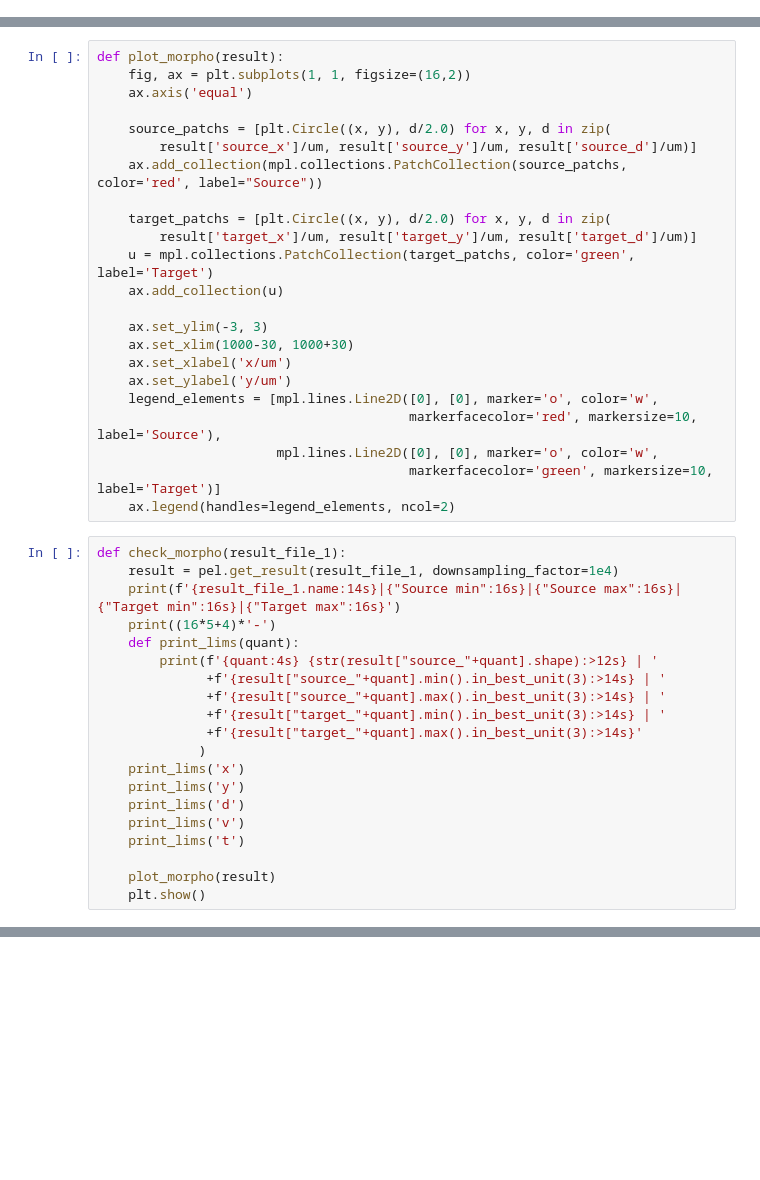
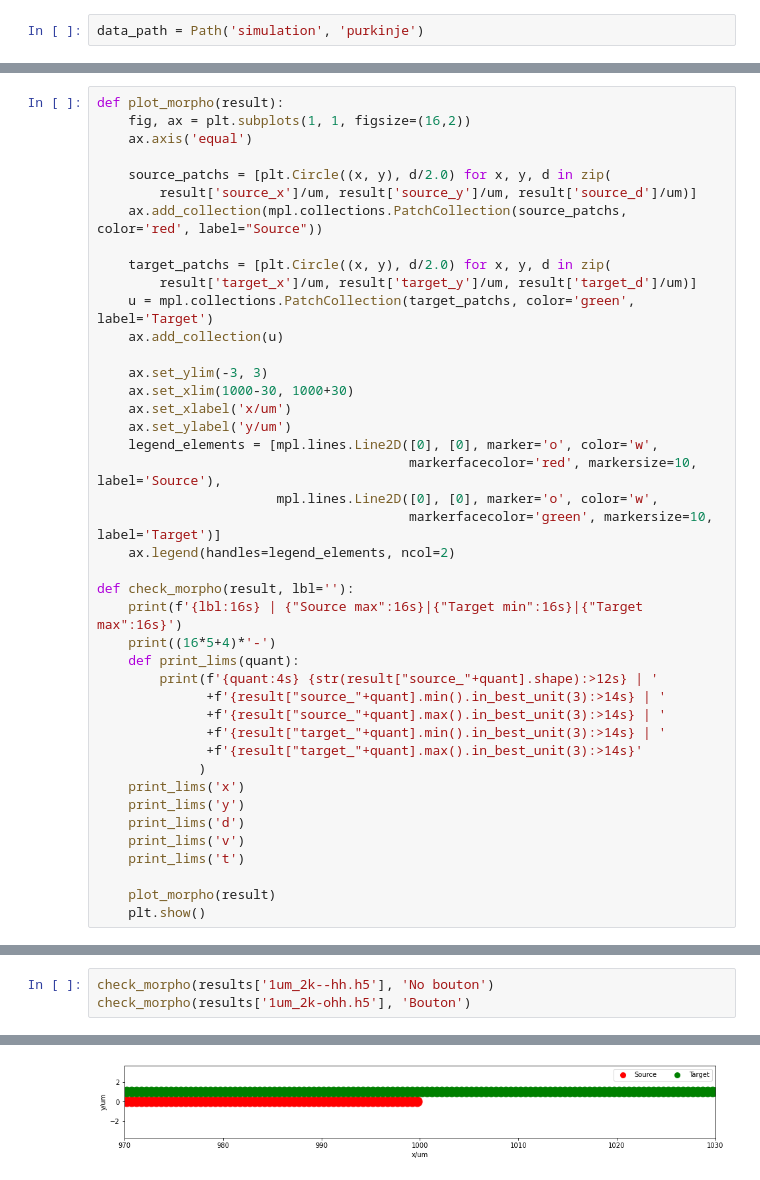
Before and after one commit to moritz-s/Pyoelectricity, a Jupyter notebook: end-shaft-plots.ipynb, the cells around one changed output, grey strips where cells are left out. Cells and saved outputs as stored; diff of their text form; blank space fills up the shorter version.

```diff
--- a/end-shaft-plots.ipynb
+++ b/end-shaft-plots.ipynb
@@ -40,0 +19,2 @@ result_file_names
+# %%
+data_path = Path('simulation', 'purkinje')
@@ -63,23 +67,22 @@ def plot_morpho(result):
                        mpl.lines.Line2D([0], [0], marker='o', color='w',
                                         markerfacecolor='green', markersize=10, label='Target')]
     ax.legend(handles=legend_elements, ncol=2)
+
+def check_morpho(result, lbl=''):
+    print(f'{lbl:16s} | {"Source max":16s}|{"Target min":16s}|{"Target max":16s}')
+    print((16*5+4)*'-')
+    def print_lims(quant):
+        print(f'{quant:4s} {str(result["source_"+quant].shape):>12s} | '
+              +f'{result["source_"+quant].min().in_best_unit(3):>14s} | '
+              +f'{result["source_"+quant].max().in_best_unit(3):>14s} | '
+              +f'{result["target_"+quant].min().in_best_unit(3):>14s} | '
+              +f'{result["target_"+quant].max().in_best_unit(3):>14s}'
+             )
+    print_lims('x')
+    print_lims('y')
+    print_lims('d')
+    print_lims('v')
+    print_lims('t')
+
+    plot_morpho(result)
+    plt.show()
-# %%
-def check_morpho(result_file_1):
-    result = pel.get_result(result_file_1, downsampling_factor=1e4)
-    print(f'{result_file_1.name:14s}|{"Source min":16s}|{"Source max":16s}|{"Target min":16s}|{"Target max":16s}')
-    print((16*5+4)*'-')
-    def print_lims(quant):
-        print(f'{quant:4s} {str(result["source_"+quant].shape):>12s} | '
-              +f'{result["source_"+quant].min().in_best_unit(3):>14s} | '
-              +f'{result["source_"+quant].max().in_best_unit(3):>14s} | '
-              +f'{result["target_"+quant].min().in_best_unit(3):>14s} | '
-              +f'{result["target_"+quant].max().in_best_unit(3):>14s}'
-             )
-    print_lims('x')
-    print_lims('y')
-    print_lims('d')
-    print_lims('v')
-    print_lims('t')
-
-    plot_morpho(result)
-    plt.show()
@@ -121,0 +89,4 @@ t            (9,) |           0. s |          8. ms |           0. s |
+# %%
+check_morpho(results['1um_2k--hh.h5'], 'No bouton')
+check_morpho(results['1um_2k-ohh.h5'], 'Bouton')
+# %% [output]
@@ -121,0 +100 @@ t            (9,) |           0. s |          8. ms |           0. s |
+[figure, added]
```
Also changed, not shown: parts of 28 cells of this notebook.
